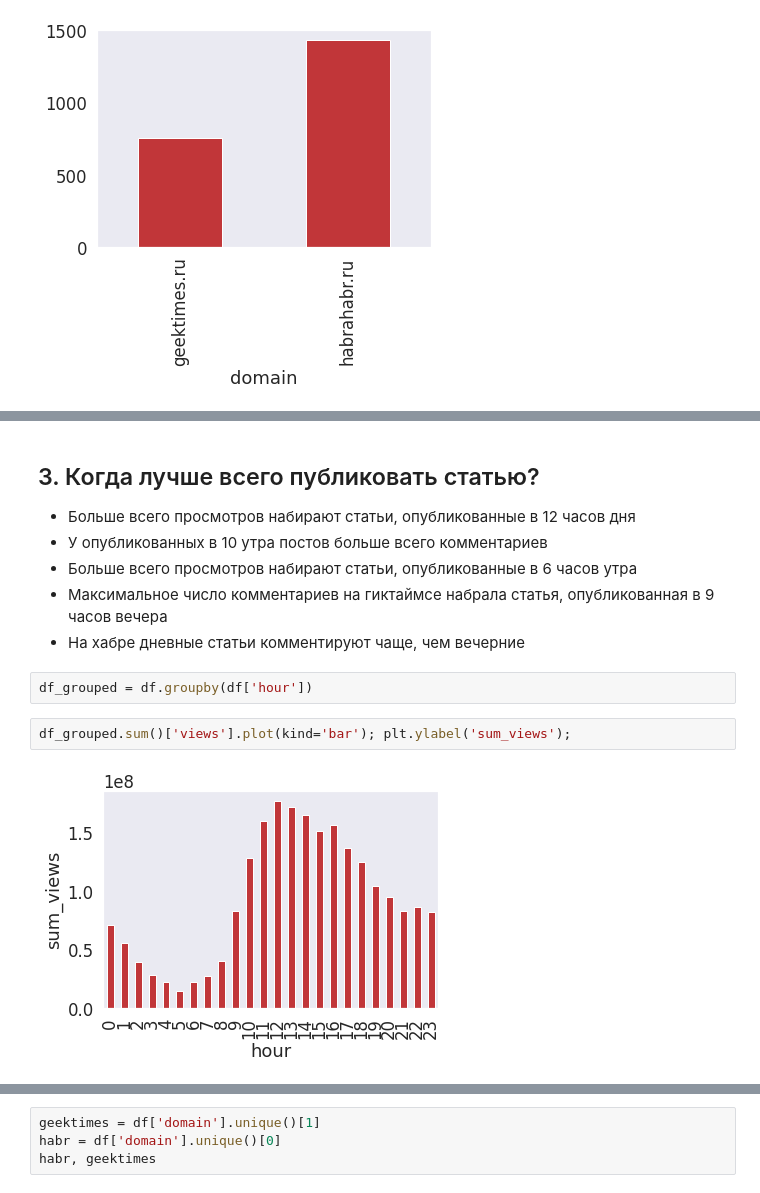
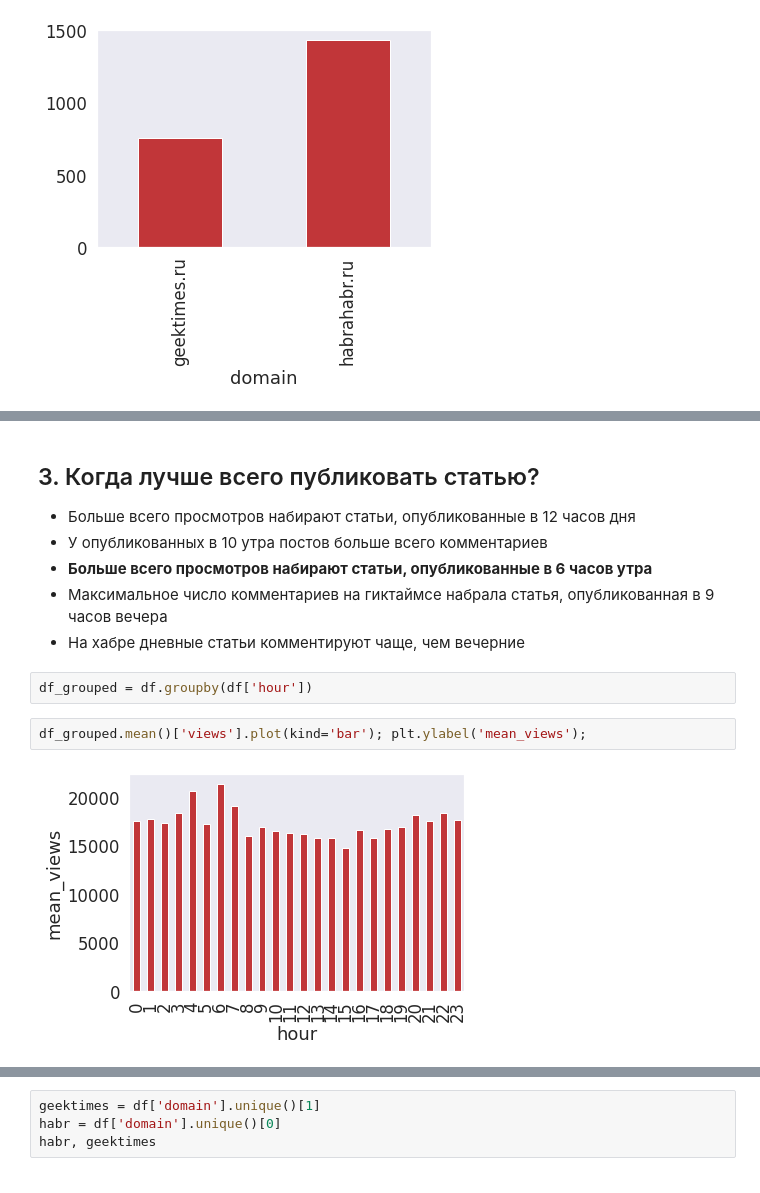
Before and after one commit to trojanskehesten/ODS, a Jupyter notebook: week2/assignment02_habr_visual_analysis.ipynb, the cells around one changed output, grey strips where cells are left out. Cells and saved outputs as stored; diff of their text form.

```diff
--- a/week2/assignment02_habr_visual_analysis.ipynb
+++ b/week2/assignment02_habr_visual_analysis.ipynb
@@ -157,13 +165,13 @@ pd.crosstab(df['dayofweek'], df['domain'], values=df['title'], aggfunc='count').
 
 * Больше всего просмотров набирают статьи, опубликованные в 12 часов дня
 * У опубликованных в 10 утра постов больше всего комментариев
-* Больше всего просмотров набирают статьи, опубликованные в 6 часов утра
+* **Больше всего просмотров набирают статьи, опубликованные в 6 часов утра**
 * Максимальное число комментариев на гиктаймсе набрала статья, опубликованная в 9 часов вечера
 * На хабре дневные статьи комментируют чаще, чем вечерние
 # %%
 df_grouped = df.groupby(df['hour'])
 # %%
-df_grouped.sum()['views'].plot(kind='bar'); plt.ylabel('sum_views');
+df_grouped.mean()['views'].plot(kind='bar'); plt.ylabel('mean_views');
 # %% [output]
-[figure, old version]
+[figure, new version]
 # %%
```
Also changed, not shown: parts of 10 cells of this notebook.
